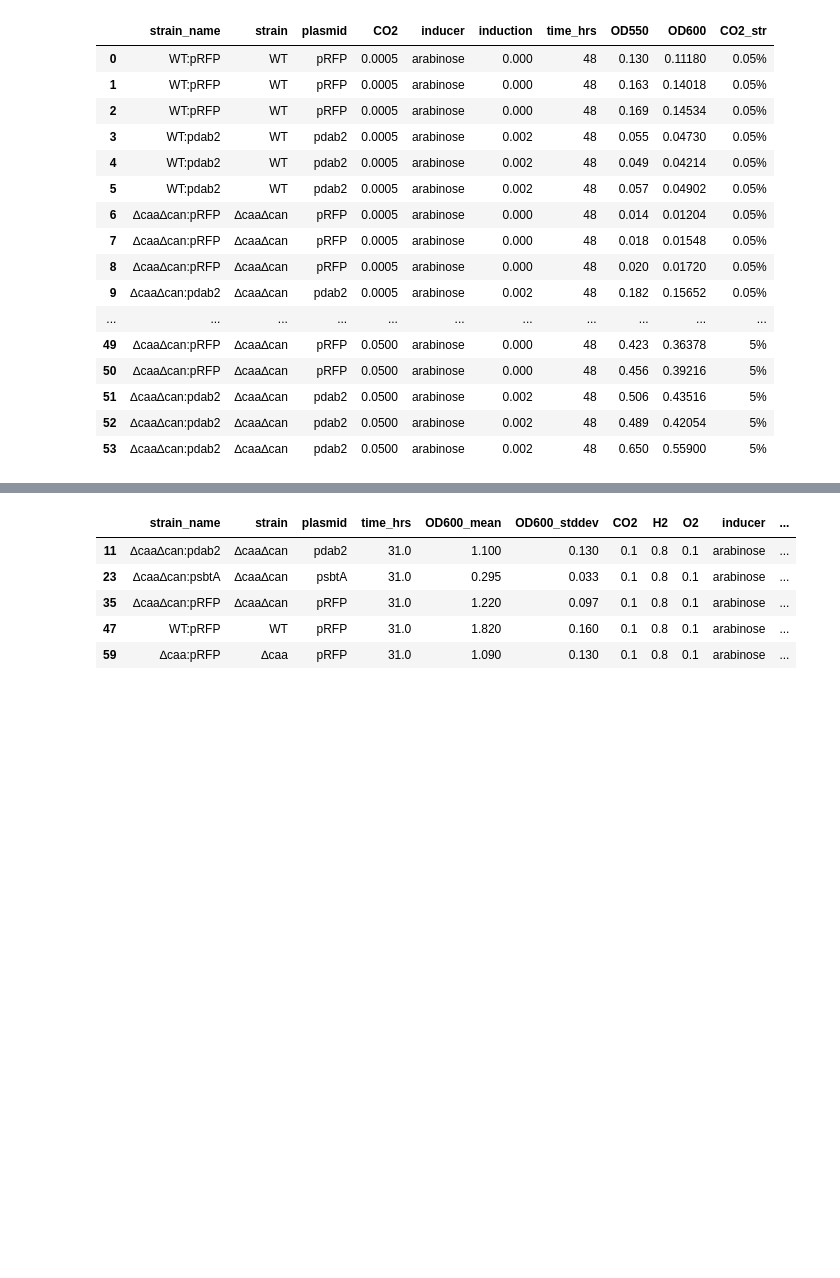
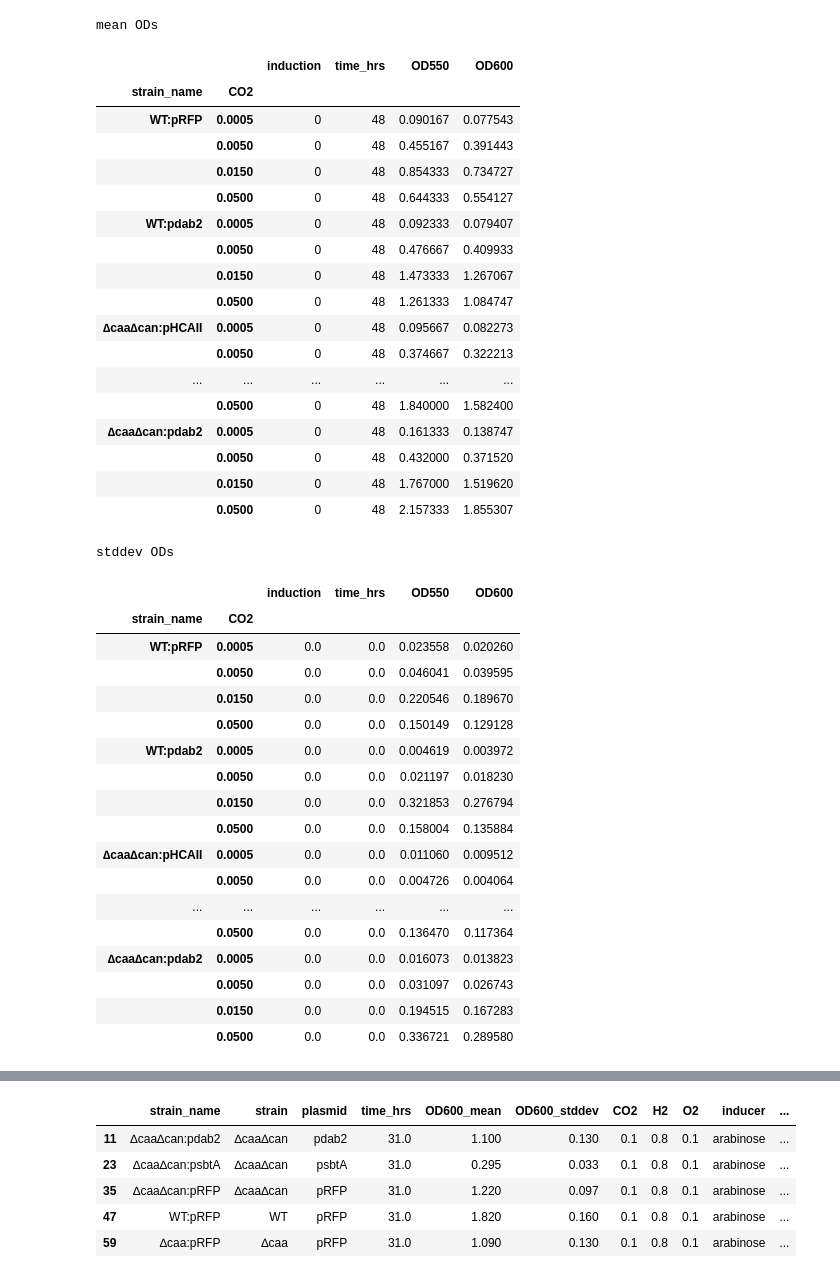
Before and after one commit to flamholz/ccm_evolution, a Jupyter notebook: notebooks/Fig5_Reutropha.ipynb, the cells around one changed output, grey strips where cells are left out. Saved outputs shown, nothing was run; the diff lists cells and outputs as text; code cells hidden in the pictures; blank space fills up the shorter version.

```diff
--- a/notebooks/Fig5_Reutropha.ipynb
+++ b/notebooks/Fig5_Reutropha.ipynb
@@ -10,27 +8,55 @@ import pandas as pd
 import seaborn as sns
 from matplotlib import pyplot as plt
 # %%
-endpoint_df = pd.read_excel('data/Reutropha/JP_Reutropha_endpoint.xlsx')
+# ODs data are already blanked
+endpoint_df = pd.read_excel('data/Reutropha/062021_JP_Reutropha_endpoint.xlsx')
 endpoint_df['CO2_str'] = ['{0:.2g}%'.format(100*v) for v in endpoint_df['CO2']]
-endpoint_df
+endpoint_df.head()
-# %% [output]
-|  | strain_name | strain | plasmid | CO2 | inducer | induction | time_hrs | OD550 | OD600 | CO2_str |
-| 0 | WT:pRFP | WT | pRFP | 0.0005 | arabinose | 0.000 | 48 | 0.130 | 0.11180 | 0.05% |
-| 1 | WT:pRFP | WT | pRFP | 0.0005 | arabinose | 0.000 | 48 | 0.163 | 0.14018 | 0.05% |
-| 2 | WT:pRFP | WT | pRFP | 0.0005 | arabinose | 0.000 | 48 | 0.169 | 0.14534 | 0.05% |
-| 3 | WT:pdab2 | WT | pdab2 | 0.0005 | arabinose | 0.002 | 48 | 0.055 | 0.04730 | 0.05% |
-| 4 | WT:pdab2 | WT | pdab2 | 0.0005 | arabinose | 0.002 | 48 | 0.049 | 0.04214 | 0.05% |
-| 5 | WT:pdab2 | WT | pdab2 | 0.0005 | arabinose | 0.002 | 48 | 0.057 | 0.04902 | 0.05% |
-| 6 | ∆caa∆can:pRFP | ∆caa∆can | pRFP | 0.0005 | arabinose | 0.000 | 48 | 0.014 | 0.01204 | 0.05% |
-| 7 | ∆caa∆can:pRFP | ∆caa∆can | pRFP | 0.0005 | arabinose | 0.000 | 48 | 0.018 | 0.01548 | 0.05% |
-| 8 | ∆caa∆can:pRFP | ∆caa∆can | pRFP | 0.0005 | arabinose | 0.000 | 48 | 0.020 | 0.01720 | 0.05% |
-| 9 | ∆caa∆can:pdab2 | ∆caa∆can | pdab2 | 0.0005 | arabinose | 0.002 | 48 | 0.182 | 0.15652 | 0.05% |
-| ... | ... | ... | ... | ... | ... | ... | ... | ... | ... | ... |
-| 49 | ∆caa∆can:pRFP | ∆caa∆can | pRFP | 0.0500 | arabinose | 0.000 | 48 | 0.423 | 0.36378 | 5% |
-| 50 | ∆caa∆can:pRFP | ∆caa∆can | pRFP | 0.0500 | arabinose | 0.000 | 48 | 0.456 | 0.39216 | 5% |
-| 51 | ∆caa∆can:pdab2 | ∆caa∆can | pdab2 | 0.0500 | arabinose | 0.002 | 48 | 0.506 | 0.43516 | 5% |
-| 52 | ∆caa∆can:pdab2 | ∆caa∆can | pdab2 | 0.0500 | arabinose | 0.002 | 48 | 0.489 | 0.42054 | 5% |
-| 53 | ∆caa∆can:pdab2 | ∆caa∆can | pdab2 | 0.0500 | arabinose | 0.002 | 48 | 0.650 | 0.55900 | 5% |
+# %%
+print('mean ODs')
+display(endpoint_df.groupby(['strain_name', 'CO2']).mean())
+print
+print('stddev ODs')
+display(endpoint_df.groupby(['strain_name', 'CO2']).std())
+# %% [output]
+mean ODs
+|  |  | induction | time_hrs | OD550 | OD600 |
+| strain_name | CO2 |  |  |  |  |
+| WT:pRFP | 0.0005 | 0 | 48 | 0.090167 | 0.077543 |
+|  | 0.0050 | 0 | 48 | 0.455167 | 0.391443 |
+|  | 0.0150 | 0 | 48 | 0.854333 | 0.734727 |
+|  | 0.0500 | 0 | 48 | 0.644333 | 0.554127 |
+| WT:pdab2 | 0.0005 | 0 | 48 | 0.092333 | 0.079407 |
+|  | 0.0050 | 0 | 48 | 0.476667 | 0.409933 |
+|  | 0.0150 | 0 | 48 | 1.473333 | 1.267067 |
+|  | 0.0500 | 0 | 48 | 1.261333 | 1.084747 |
+| ∆caa∆can:pHCAII | 0.0005 | 0 | 48 | 0.095667 | 0.082273 |
+|  | 0.0050 | 0 | 48 | 0.374667 | 0.322213 |
+| ... | ... | ... | ... | ... | ... |
+|  | 0.0500 | 0 | 48 | 1.840000 | 1.582400 |
+| ∆caa∆can:pdab2 | 0.0005 | 0 | 48 | 0.161333 | 0.138747 |
+|  | 0.0050 | 0 | 48 | 0.432000 | 0.371520 |
+|  | 0.0150 | 0 | 48 | 1.767000 | 1.519620 |
+|  | 0.0500 | 0 | 48 | 2.157333 | 1.855307 |
+stddev ODs
+|  |  | induction | time_hrs | OD550 | OD600 |
+| strain_name | CO2 |  |  |  |  |
+| WT:pRFP | 0.0005 | 0.0 | 0.0 | 0.023558 | 0.020260 |
+|  | 0.0050 | 0.0 | 0.0 | 0.046041 | 0.039595 |
+|  | 0.0150 | 0.0 | 0.0 | 0.220546 | 0.189670 |
+|  | 0.0500 | 0.0 | 0.0 | 0.150149 | 0.129128 |
+| WT:pdab2 | 0.0005 | 0.0 | 0.0 | 0.004619 | 0.003972 |
+|  | 0.0050 | 0.0 | 0.0 | 0.021197 | 0.018230 |
+|  | 0.0150 | 0.0 | 0.0 | 0.321853 | 0.276794 |
+|  | 0.0500 | 0.0 | 0.0 | 0.158004 | 0.135884 |
+| ∆caa∆can:pHCAII | 0.0005 | 0.0 | 0.0 | 0.011060 | 0.009512 |
+|  | 0.0050 | 0.0 | 0.0 | 0.004726 | 0.004064 |
+| ... | ... | ... | ... | ... | ... |
+|  | 0.0500 | 0.0 | 0.0 | 0.136470 | 0.117364 |
+| ∆caa∆can:pdab2 | 0.0005 | 0.0 | 0.0 | 0.016073 | 0.013823 |
+|  | 0.0050 | 0.0 | 0.0 | 0.031097 | 0.026743 |
+|  | 0.0150 | 0.0 | 0.0 | 0.194515 | 0.167283 |
+|  | 0.0500 | 0.0 | 0.0 | 0.336721 | 0.289580 |
 # %%
 greys = sns.color_palette('Greys')
 greens = sns.color_palette('Greens')
```
Also changed, not shown: parts of 2 cells of this notebook, 3 other files.
